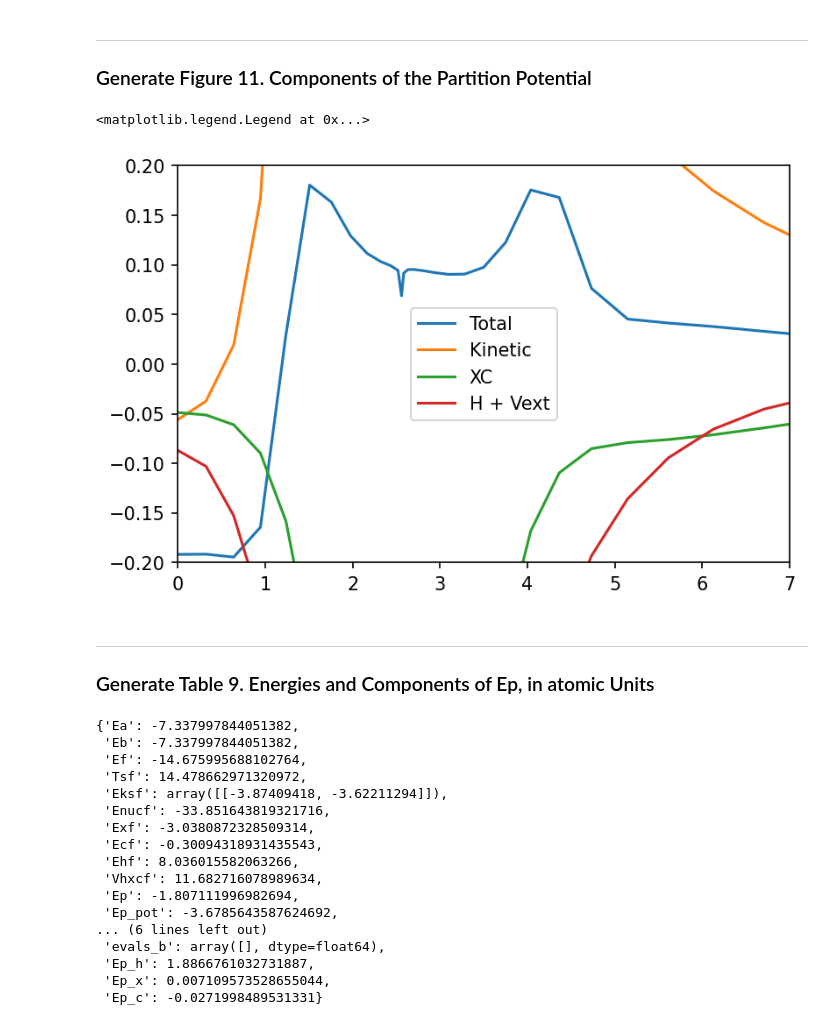
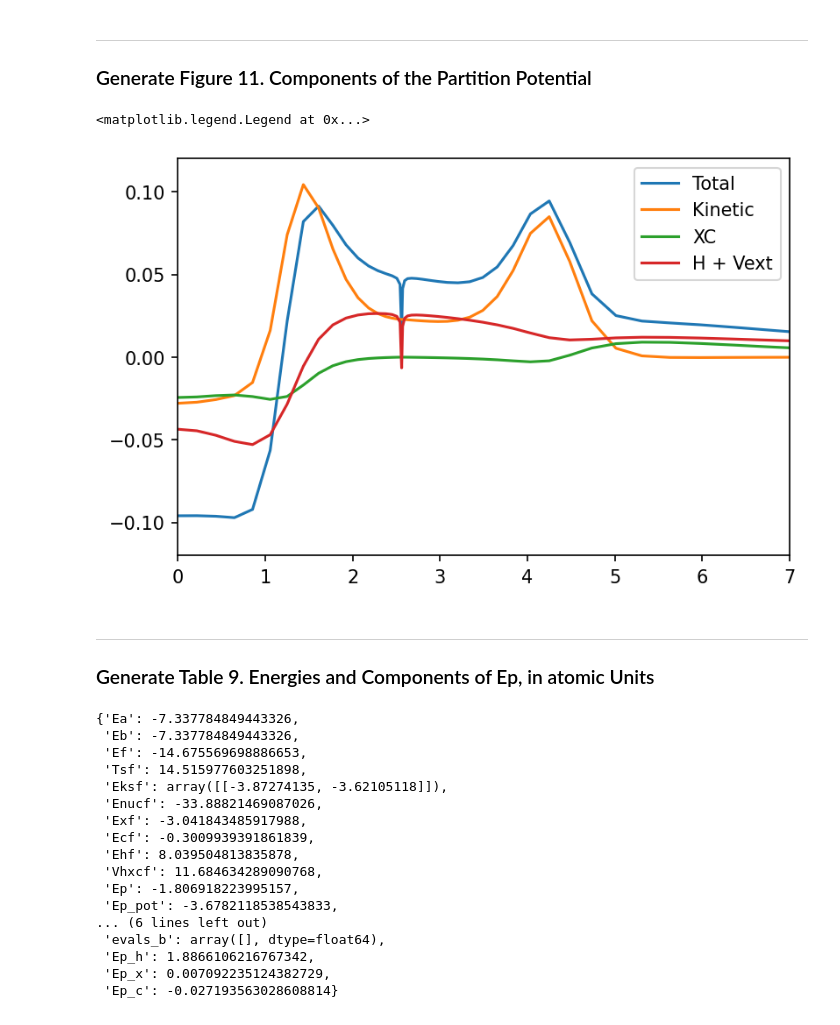
Before and after one commit to wasserman-group/Papers, a Jupyter notebook: 2014/JPC_2014_Nafziger/PDFT_Calculations_Li2.ipynb, the cells around one changed output. Saved outputs shown, nothing was run; the diff lists cells and outputs as text; code cells hidden in the pictures.

```diff
--- a/2014/JPC_2014_Nafziger/PDFT_Calculations_Li2.ipynb
+++ b/2014/JPC_2014_Nafziger/PDFT_Calculations_Li2.ipynb
@@ -95,10 +98,20 @@ nu_b = 1
 Nmo_m = [[3,3]]
 N_m   = [[3,3]]
 
+#Grid Options
+NP = 7 #Number of points per block
+NM =  [6,6] #Number of blocks [angular, radial]
+L = np.arccosh(15./a) #Maximum radial coordinate value
+loc = np.array(range(-4,5)) #Non inclusive on upper bound
+grid = Psgrid(NP, NM, a, L, loc)
+grid.initialize()
+
+
 
 #Initialize required objects. And make calculation in isolated fragments for initial guess.
 
 part = Partition(grid, Za, Zb, pol, Nmo_a, N_a, nu_a, Nmo_b, N_b, nu_b, { "kinetic_part_type" : 'inversion',
+                                                                          "vp_calc_type"      : "component",
                                                                           "ab_sym"            : True,
                                                                           "ens_spin_sym"      : True,})
 
@@ -106,13 +119,13 @@ part = Partition(grid, Za, Zb, pol, Nmo_a, N_a, nu_a, Nmo_b, N_b, nu_b, { "kinet
 mol_solver = Pssolver(grid, Nmo_m, N_m)
 part.inverter = Inverter(grid, mol_solver, {"invert_type"     : "orbitalinvert",
                                             "tol_invert"      : 1e-10,
-                                            "max_iter_invert" : 40,
+                                            "max_iter_invert" : 100,
                                             "disp"            : False,
                                             "ab_sym"          : True,
                                             "ens_spin_sym"    : True,})
 
 part.optPartition.isolated = True
-part.scf({"disp"  : True,
+part.scf({"disp"  : False,
           "alpha" : [0.6],
           "e_tol" : 1e-12})
 
@@ -126,8 +139,8 @@ part.optPartition.isolated   = False
 
 part.scf({"disp"       : True,
           "alpha"      : [0.6],
-          "max_iter"   : 50,
-          "e_tol"      : 1e-10,
+          "max_iter"   : 200,
+          "e_tol"      : 1e-9,
           "continuing" : True})
 
 #Store full densities under the presence of vp.
@@ -204,24 +202,25 @@ plt.colorbar()
 ---
 ### Generate Figure 11. Components of the Partition Potential
 # %%
-x_axis, vp = grid.axis_plot(part.V.vp[:,0] + part.V.vp[:,1])
-x_axis, vp_kin = grid.axis_plot(part.V.vp_kin[:,0] + part.V.vp_kin[:,1])
-x_axis, vp_xc = grid.axis_plot(part.V.vp_x[:,0] + part.V.vp_x[:,1] + part.V.vp_c[:,0] + part.V.vp_c[:,1])
-x_axis, vp_hext = grid.axis_plot( part.V.vp_h[:,0] + part.V.vp_h[:,1] + part.V.vp_pot[:,0] + part.V.vp_pot[:,1])
+x_axis, vp = grid.axis_plot(part.V.vp[:,0])
+x_axis, vp_kin = grid.axis_plot(part.V.vp_kin[:,0])
+# x_axis, vp_kin = grid.axis_plot(part.KSb.V.vp_kin[:, 0] + part.KSb.V.vp_kin[:, 1])
+x_axis, vp_xc = grid.axis_plot(part.V.vp_x[:,0] + part.V.vp_c[:,0] )
+x_axis, vp_hext = grid.axis_plot( part.V.vp_h[:,0] + part.V.vp_pot[:,0])
 
 fig = plt.figure(dpi=150)
 plt.plot(x_axis, vp, label='Total')
 plt.plot(x_axis, vp_kin, label='Kinetic')
 plt.plot(x_axis, vp_xc, label='XC')
 plt.plot(x_axis, vp_hext, label="H + Vext")
 
 plt.xlim(0,7)
-plt.ylim(-0.2, 0.2)
+plt.ylim(-0.12, 0.12)
 
 plt.legend()
 # %% [output]
 <matplotlib.legend.Legend at 0x...>
-[figure, old version]
+[figure, new version]
 # %% [markdown]
 ---
 ### Generate Table 9. Energies and Components of Ep, in atomic Units
@@ -232,20 +231,20 @@ for i in part.E.__dict__:
         values.update({i : getattr(part.E, i)})
 values
 # %% [output]
-{'Ea': -7.337997844051382,
- 'Eb': -7.337997844051382,
- 'Ef': -14.675995688102764,
- 'Tsf': 14.478662971320972,
- 'Eksf': array([[-3.87409418, -3.62211294]]),
- 'Enucf': -33.851643819321716,
- 'Exf': -3.0380872328509314,
- 'Ecf': -0.30094318931435543,
- 'Ehf': 8.036015582063266,
- 'Vhxcf': 11.682716078989634,
- 'Ep': -1.807111996982694,
- 'Ep_pot': -3.6785643587624692,
+{'Ea': -7.337784849443326,
+ 'Eb': -7.337784849443326,
+ 'Ef': -14.675569698886653,
+ 'Tsf': 14.515977603251898,
+ 'Eksf': array([[-3.87274135, -3.62105118]]),
+ 'Enucf': -33.88821469087026,
+ 'Exf': -3.041843485917988,
+ 'Ecf': -0.3009939391861839,
+ 'Ehf': 8.039504813835878,
+ 'Vhxcf': 11.684634289090768,
+ 'Ep': -1.806918223995157,
+ 'Ep_pot': -3.6782118538543833,
 ... (6 lines left out)
  'evals_b': array([], dtype=float64),
- 'Ep_h': 1.8866761032731887,
- 'Ep_x': 0.007109573528655044,
- 'Ep_c': -0.0271998489531331}
+ 'Ep_h': 1.8866106216767342,
+ 'Ep_x': 0.007092235124382729,
+ 'Ep_c': -0.027193563028608814}
```
Also changed, not shown: parts of 8 cells of this notebook.
